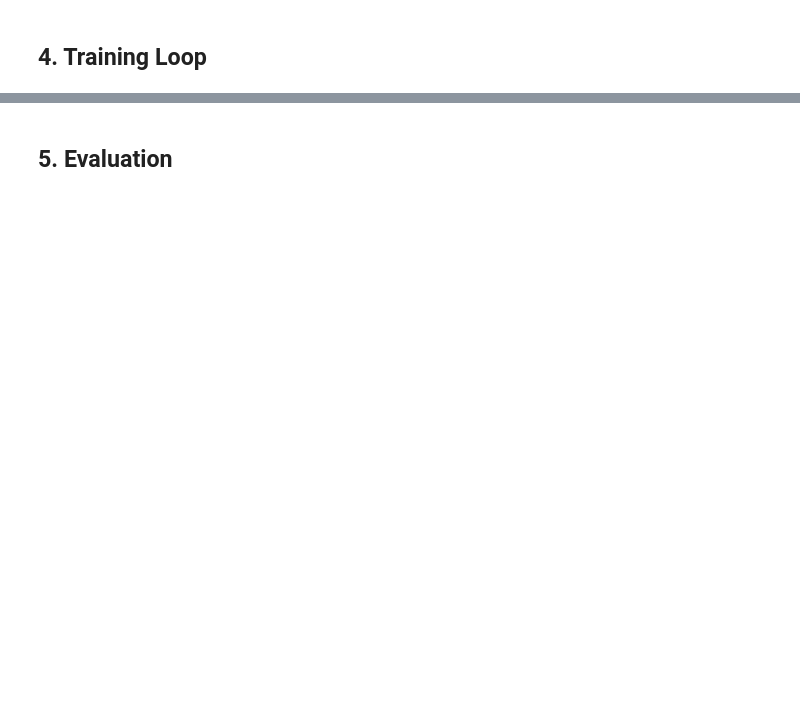
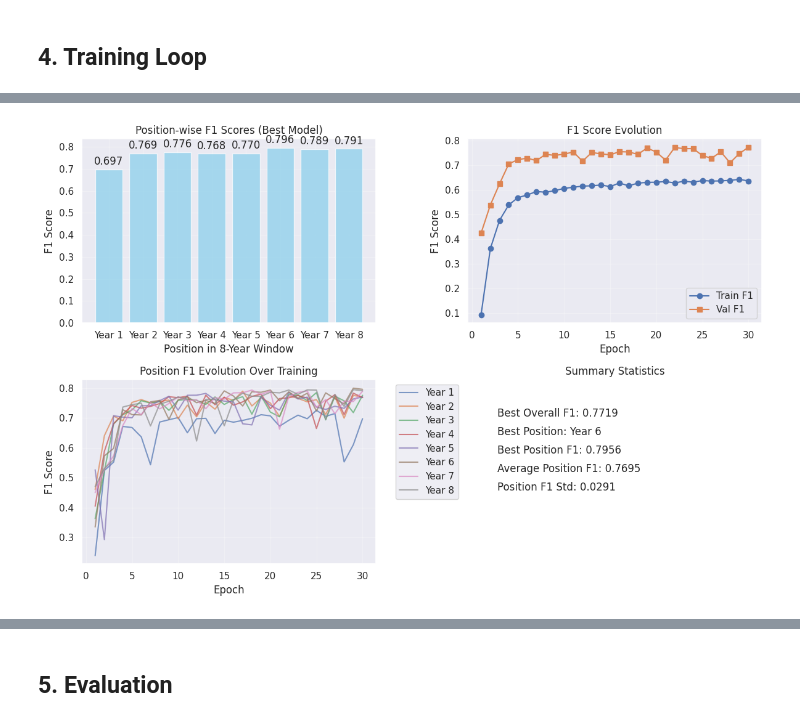
Before and after one commit to jorunnmense/forest-disturbance-detection-landsat-europe, a Jupyter notebook: Multikernel_Model/Training_multikernel.ipynb, the cells around one changed output, grey strips where cells are left out. Drawn from its saved outputs; the diff is of its cells as text; code cells hidden in the pictures; blank space fills up the shorter version.

Commit message:
analyzing best position for F1

```diff
--- a/Multikernel_Model/Training_multikernel.ipynb
+++ b/Multikernel_Model/Training_multikernel.ipynb
@@ -382,8 +457,8 @@ train_dataset = TensorDataset(X_train_tensor, y_train_tensor)
 val_dataset = TensorDataset(X_test_tensor, y_test_tensor)
 
 # DataLoader for training and validation
-train_loader = DataLoader(dataset=train_dataset, batch_size=32, shuffle=True, num_workers=1, persistent_workers=True)
-val_loader = DataLoader(dataset=val_dataset, batch_size=32, shuffle=False, num_workers=1, persistent_workers=True)
+train_loader = DataLoader(dataset=train_dataset, batch_size=32, shuffle=True, num_workers= 4 , persistent_workers=True)
+val_loader = DataLoader(dataset=val_dataset, batch_size=32, shuffle=False, num_workers= 4, persistent_workers=True)
 # %% [markdown]
 ## 3. Model Definition
 # %%
@@ -406,6 +481,8 @@ optimizer = torch.optim.AdamW(
 # %%
 from sklearn.metrics import f1_score
 from multikernel_model import FocalLoss
+import torch.nn as nn
+#from multikernel_model import TorchvisionFocalLoss
 
 # Compute loss
 # Count positives and negatives in training data
@@ -420,4 +497,7 @@ class_weights = torch.tensor([1.0, pos_weight], device=device)  # Not used direc
 #  or for focal loss:
 '''Higher gamma penalizes easy examples more.
 Slightly increasing alpha biases toward rare class (disturbance).'''
-loss_fn = FocalLoss(alpha=2.0, gamma=2.0)  # You can tune alpha and gamma
+
+
+#loss_fn = nn.BCEWithLogitsLoss(pos_weight = torch.tensor(20.0, device=device))
+#loss_fn = TorchvisionFocalLoss(alpha=1, gamma=2.0)  # You can tune alpha and gamma
@@ -576,0 +927,71 @@ Validation Loss: 0.0030, Validation Acc: 0.9983, Validation F1: 0.7419, Best Thr
+# %%
+#compute average f1 score for each step
+
+# Add this visualization after training
+import matplotlib.pyplot as plt
+
+# Plot position analysis for the best model
+plt.figure(figsize=(12, 8))
+
+# Subplot 1: Position F1 scores for best model
+plt.subplot(2, 2, 1)
+plt.bar(range(1, 9), best_position_f1s, color='skyblue', alpha=0.7)
+plt.title('Position-wise F1 Scores (Best Model)')
+plt.xlabel('Position in 8-Year Window')
+plt.ylabel('F1 Score')
+plt.xticks(range(1, 9), [f'Year {i}' for i in range(1, 9)])
+plt.grid(True, alpha=0.3)
+
+# Add value labels on bars
+for i, v in enumerate(best_position_f1s):
+    plt.text(i+1, v + 0.01, f'{v:.3f}', ha='center', va='bottom')
+
+# Subplot 2: F1 evolution over training
+plt.subplot(2, 2, 2)
+epochs = range(1, len(train_f1s) + 1)
+plt.plot(epochs, train_f1s, label='Train F1', marker='o')
+plt.plot(epochs, val_f1s, label='Val F1', marker='s')
+plt.title('F1 Score Evolution')
+plt.xlabel('Epoch')
+plt.ylabel('F1 Score')
+plt.legend()
+plt.grid(True, alpha=0.3)
+
+# Subplot 3: Position F1 evolution over epochs (optional - shows how positions change)
+plt.subplot(2, 2, 3)
+val_position_f1s_array = np.array(val_position_f1s)  # Shape: (epochs, positions)
+for pos in range(8):
+    plt.plot(epochs, val_position_f1s_array[:, pos], label=f'Year {pos+1}', alpha=0.7)
+plt.title('Position F1 Evolution Over Training')
+plt.xlabel('Epoch')
+plt.ylabel('F1 Score')
+plt.legend(bbox_to_anchor=(1.05, 1), loc='upper left')
+plt.grid(True, alpha=0.3)
+
+# Subplot 4: Summary statistics
+plt.subplot(2, 2, 4)
+avg_f1 = np.mean(best_position_f1s)
+std_f1 = np.std(best_position_f1s)
+plt.text(0.1, 0.8, f'Best Overall F1: {best_val_f1:.4f}', fontsize=12, transform=plt.gca().transAxes)
+plt.text(0.1, 0.7, f'Best Position: Year {best_position_idx+1}', fontsize=12, transform=plt.gca().transAxes)
+plt.text(0.1, 0.6, f'Best Position F1: {best_position_f1s[best_position_idx]:.4f}', fontsize=12, transform=plt.gca().transAxes)
+plt.text(0.1, 0.5, f'Average Position F1: {avg_f1:.4f}', fontsize=12, transform=plt.gca().transAxes)
+plt.text(0.1, 0.4, f'Position F1 Std: {std_f1:.4f}', fontsize=12, transform=plt.gca().transAxes)
+plt.title('Summary Statistics')
+plt.axis('off')
+
+plt.tight_layout()
+plt.show()
+
+# Print final summary
+print(f"\n{'='*50}")
+print("FINAL POSITION ANALYSIS SUMMARY")
+print(f"{'='*50}")
+for i, f1 in enumerate(best_position_f1s):
+    marker = " ⭐" if i == best_position_idx else ""
+    print(f"Year {i+1}: F1={f1:.4f}{marker}")
+
+print(f"\nRecommendation: Use Year {best_position_idx+1} for optimal predictions")
+print(f"This gives {((best_position_f1s[best_position_idx] - best_val_f1)/best_val_f1*100):+.1f}% improvement over normal F1")
+# %% [output]
+[figure, added]
```
Also changed, not shown: parts of 15 cells of this notebook, 4 other files.
